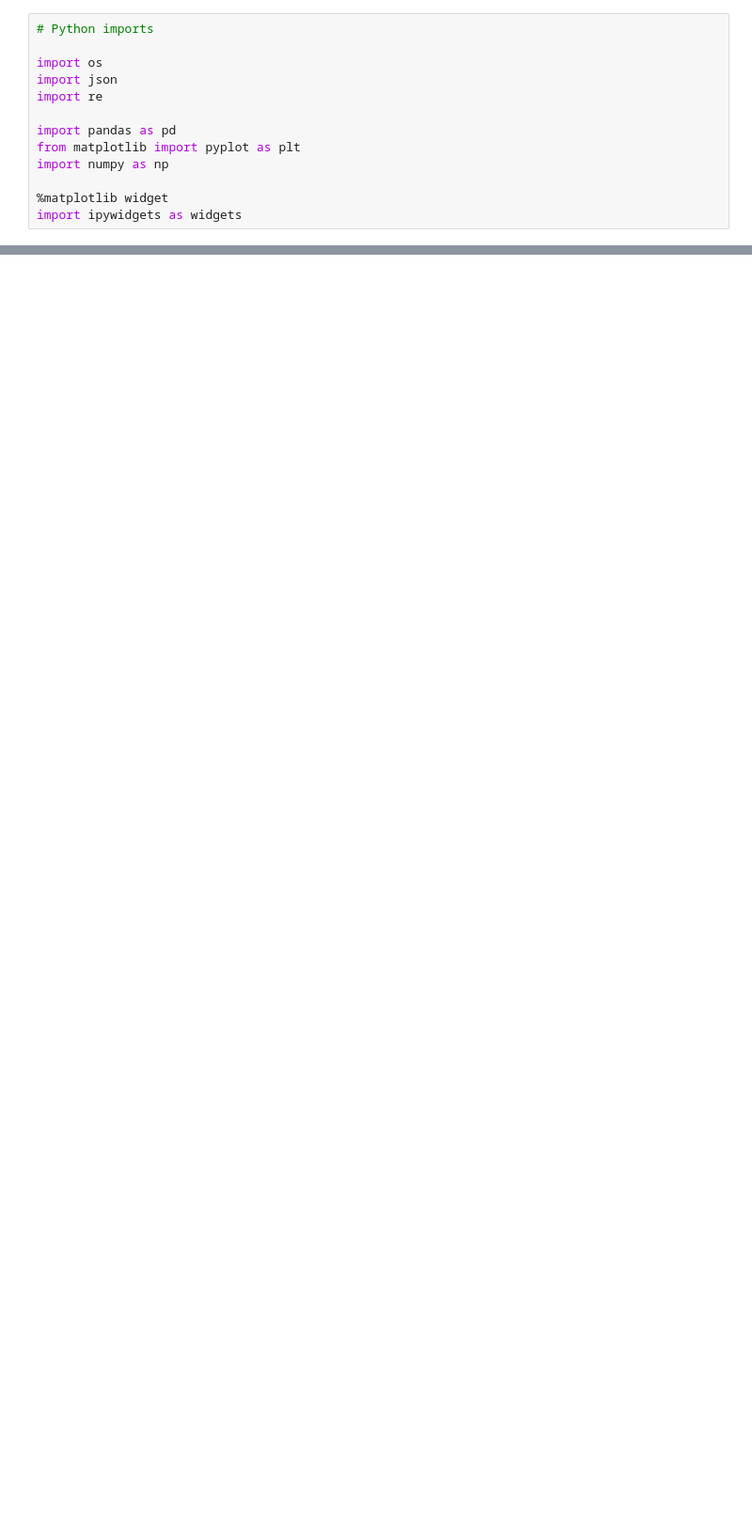
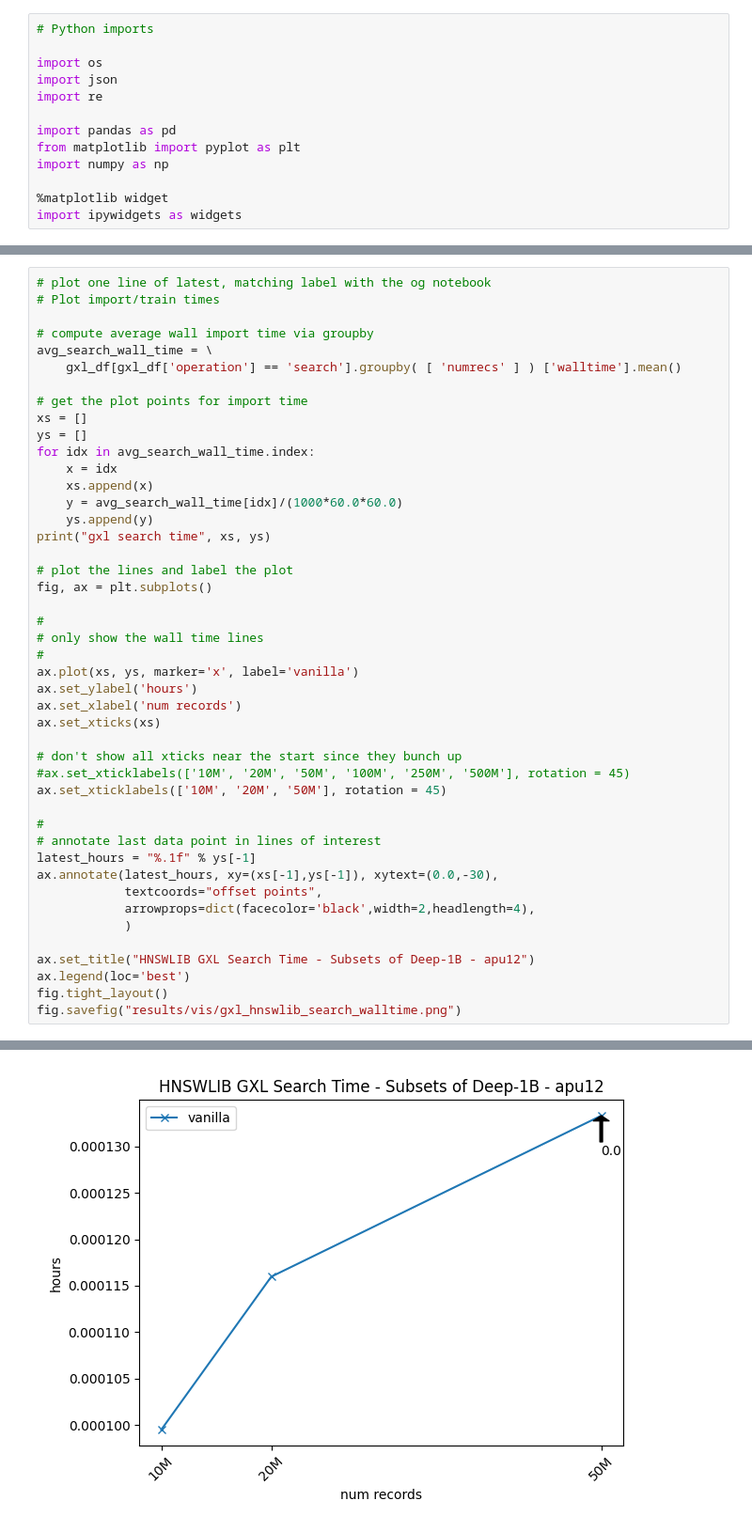
Before and after one commit to iamsabhoho/hnswlib, a Jupyter notebook: gsi/hnswlib_test/analyze.ipynb, the cells around one changed output, grey strips where cells are left out. Shown at 94% size. Drawn from its saved outputs; the diff is of its cells as text; blank space fills up the shorter version.

```diff
--- a/gsi/hnswlib_test/analyze.ipynb
+++ b/gsi/hnswlib_test/analyze.ipynb
@@ -77,0 +149,46 @@ There are 1001 rows
+# %%
+# plot one line of latest, matching label with the og notebook
+# Plot import/train times
+
+# compute average wall import time via groupby
+avg_search_wall_time = \
+    gxl_df[gxl_df['operation'] == 'search'].groupby( [ 'numrecs' ] ) ['walltime'].mean()
+
+# get the plot points for import time
+xs = []
+ys = []
+for idx in avg_search_wall_time.index:
+    x = idx
+    xs.append(x)
+    y = avg_search_wall_time[idx]/(1000*60.0*60.0)
+    ys.append(y)
+print("gxl search time", xs, ys)
+
+# plot the lines and label the plot
+fig, ax = plt.subplots()
+
+#
+# only show the wall time lines
+#
+ax.plot(xs, ys, marker='x', label='vanilla')
+ax.set_ylabel('hours')
+ax.set_xlabel('num records')
+ax.set_xticks(xs)
+
+# don't show all xticks near the start since they bunch up
+#ax.set_xticklabels(['10M', '20M', '50M', '100M', '250M', '500M'], rotation = 45)
+ax.set_xticklabels(['10M', '20M', '50M'], rotation = 45)
+
+#
+# annotate last data point in lines of interest
+latest_hours = "%.1f" % ys[-1]
+ax.annotate(latest_hours, xy=(xs[-1],ys[-1]), xytext=(0.0,-30),
+            textcoords="offset points",
+            arrowprops=dict(facecolor='black',width=2,headlength=4),
+            )
+
+ax.set_title("HNSWLIB GXL Search Time - Subsets of Deep-1B - apu12")
+ax.legend(loc='best')
+fig.tight_layout()
+fig.savefig("results/vis/gxl_hnswlib_search_walltime.png")
+# %% [output]
@@ -78,3 +196,4 @@ There are 1001 rows
+[figure, added]
 # %%
 # plot one line of latest, matching label with the og notebook
 # Plot import/train times
```
Also changed, not shown: parts of 18 cells of this notebook, 2 other files.
